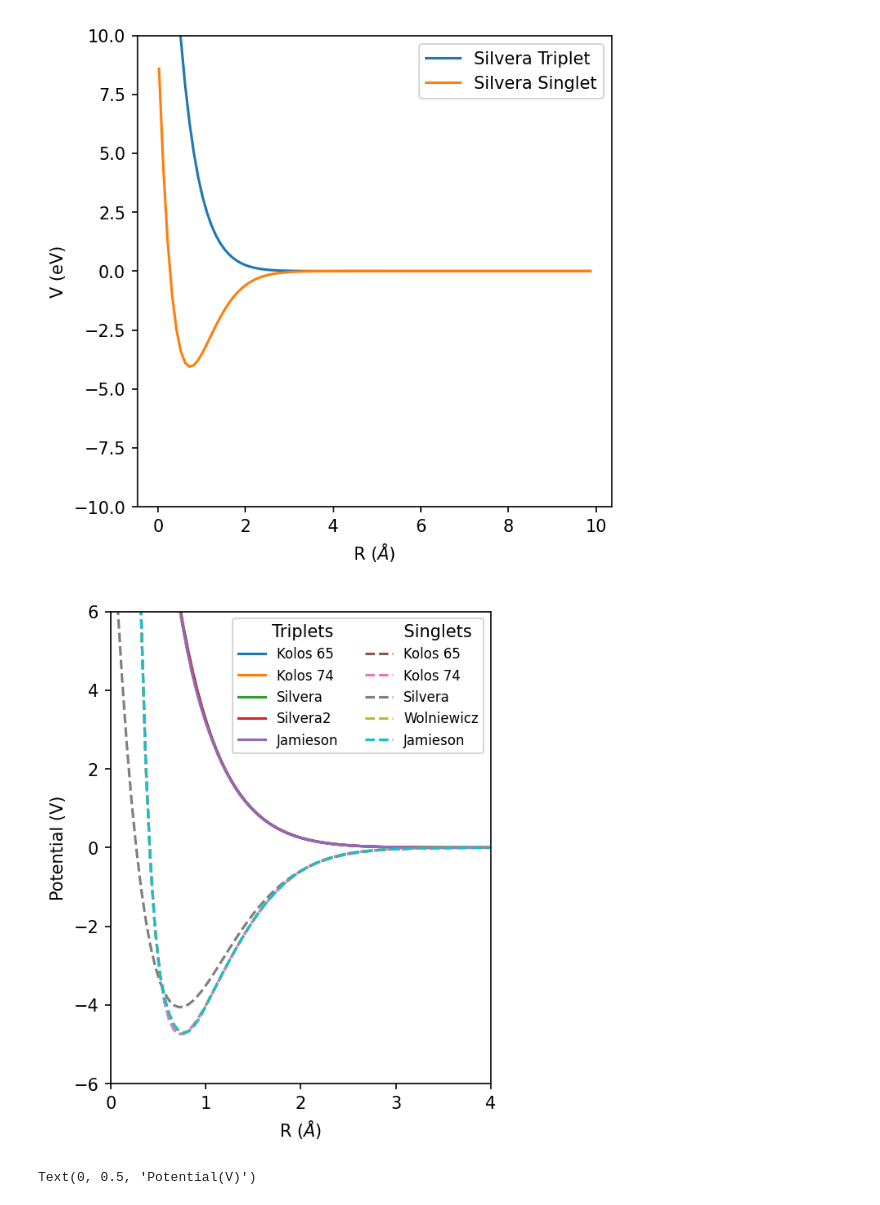
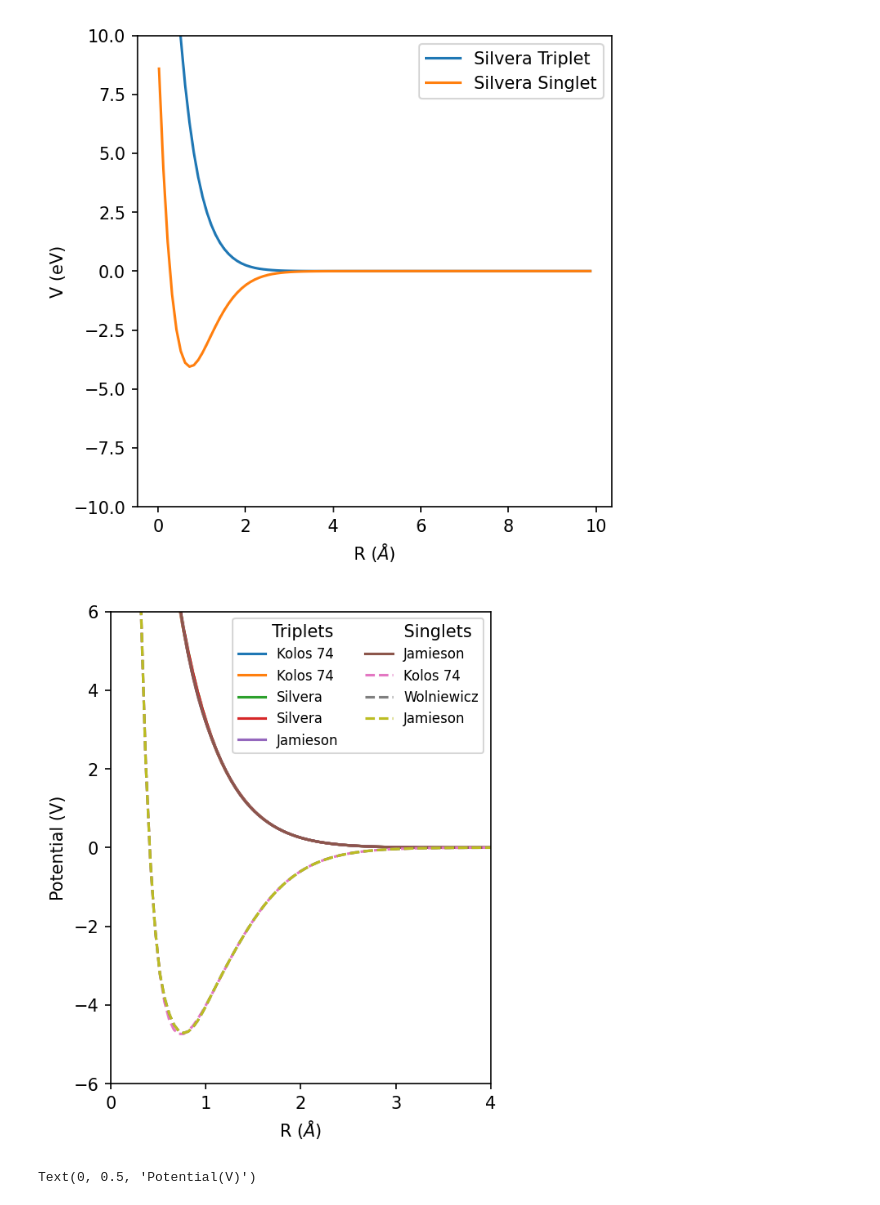
Before and after one commit to UTA-NURES/AtomicHScattering, a Jupyter notebook: examples/Potentials.ipynb, the cells around one changed output. Drawn from its saved outputs; the diff is of its cells as text; code cells hidden in the pictures.

```diff
--- a/examples/Potentials.ipynb
+++ b/examples/Potentials.ipynb
@@ -28,29 +28,29 @@ Text(0, 0.5, 'V (eV)')
 # %%
 R=np.linspace(0,0.0025,100)
 
 Singlets = potentials.Singlets.keys()
 linetype=['-',':','--','-.','-']
 R = np.linspace(0, 0.0025, 100)+1e-5
 plt.figure(figsize=(4, 5), dpi=150)
 colors=['DarkRed','red','DarkBlue','blue','DarkGreen']
 
 colors=['DarkRed','red','dimgrey','orange','DarkGreen']
 Triplets=potentials.Triplets.keys()
 
 for i in Triplets:
-    plt.plot(R*constants.hcInEVAngstrom, potentials.Triplets[i](R),label=i)
+    plt.plot(R*constants.hcInEVAngstrom, potentials.TripletsT[i](R),label=i)
 
 for i in Singlets:
-    plt.plot(R * constants.hcInEVAngstrom, potentials.Singlets[i](R),'--', label=i)
+    plt.plot(R * constants.hcInEVAngstrom, potentials.SingletsT[i](R),'--', label=i)
 plt.xlim(0,4)
 plt.ylim(-6,6)
 plt.xlabel(r"R ($\AA$)")
 plt.ylabel("Potential (V)")
 plt.legend(loc='upper right',ncol=2,fontsize=8,title='     Triplets             Singlets')
 
 plt.show()
 # %% [output]
-[figure, old version]
+[figure, new version]
 # %%
 Singlets = potentials.Singlets.keys()
 linetype=['-',':','--','-.','-']
```
Also changed, not shown: 3 other files.
